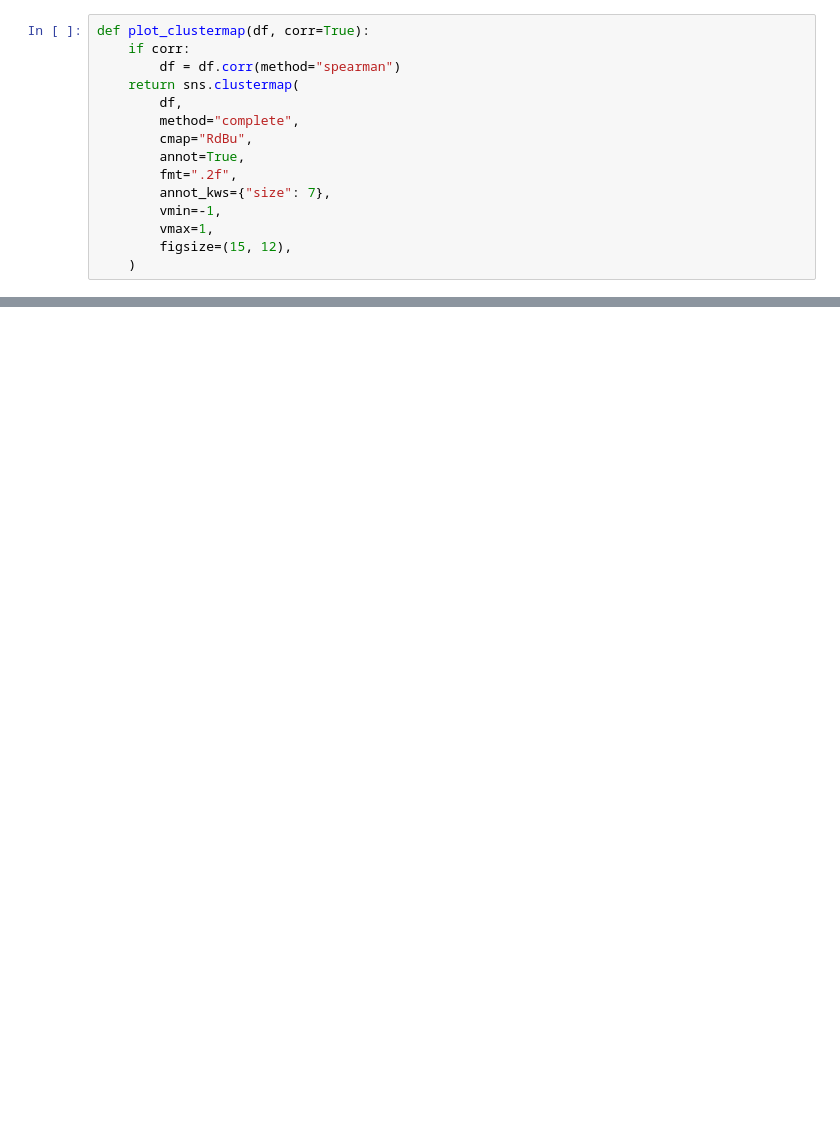
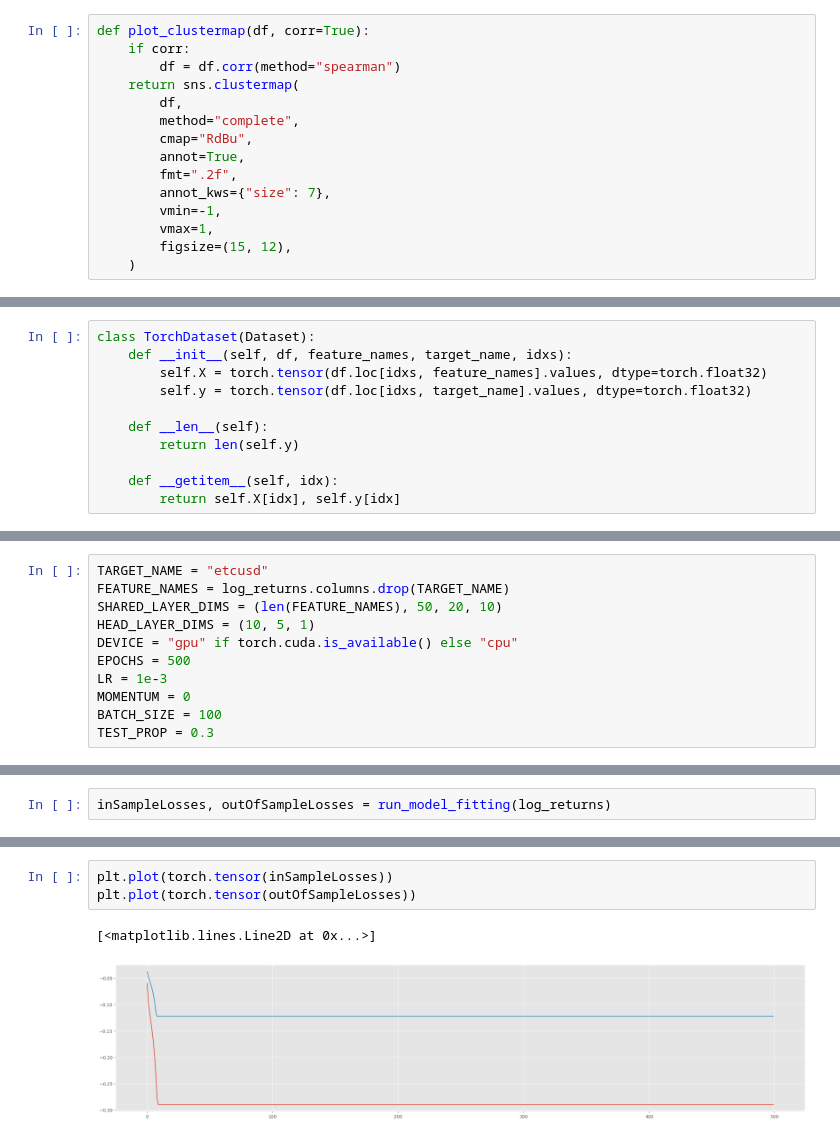
Before and after one commit to awh35/crypto_tsa, a Jupyter notebook: 3_hetero_reg.ipynb, the cells around one changed output, grey strips where cells are left out. Saved outputs shown, nothing was run; the diff lists cells and outputs as text; blank space fills up the shorter version.

```diff
--- a/3_hetero_reg.ipynb
+++ b/3_hetero_reg.ipynb
@@ -71,0 +117,11 @@ X = daily_prices[pairs].pct_change()
+# %%
+class TorchDataset(Dataset):
+    def __init__(self, df, feature_names, target_name, idxs):
+        self.X = torch.tensor(df.loc[idxs, feature_names].values, dtype=torch.float32)
+        self.y = torch.tensor(df.loc[idxs, target_name].values, dtype=torch.float32)
+
+    def __len__(self):
+        return len(self.y)
+
+    def __getitem__(self, idx):
+        return self.X[idx], self.y[idx]
@@ -71,0 +130,11 @@ X = daily_prices[pairs].pct_change()
+# %%
+TARGET_NAME = "etcusd"
+FEATURE_NAMES = log_returns.columns.drop(TARGET_NAME)
+SHARED_LAYER_DIMS = (len(FEATURE_NAMES), 50, 20, 10)
+HEAD_LAYER_DIMS = (10, 5, 1)
+DEVICE = "gpu" if torch.cuda.is_available() else "cpu"
+EPOCHS = 500
+LR = 1e-3
+MOMENTUM = 0
+BATCH_SIZE = 100
+TEST_PROP = 0.3
@@ -71,0 +235,2 @@ X = daily_prices[pairs].pct_change()
+# %%
+inSampleLosses, outOfSampleLosses = run_model_fitting(log_returns)
@@ -71,0 +255,6 @@ X = daily_prices[pairs].pct_change()
+# %%
+plt.plot(torch.tensor(inSampleLosses))
+plt.plot(torch.tensor(outOfSampleLosses))
+# %% [output]
+[<matplotlib.lines.Line2D at 0x...>]
+[figure, added]
```
Also changed, not shown: parts of 27 cells of this notebook, 2 other files.
